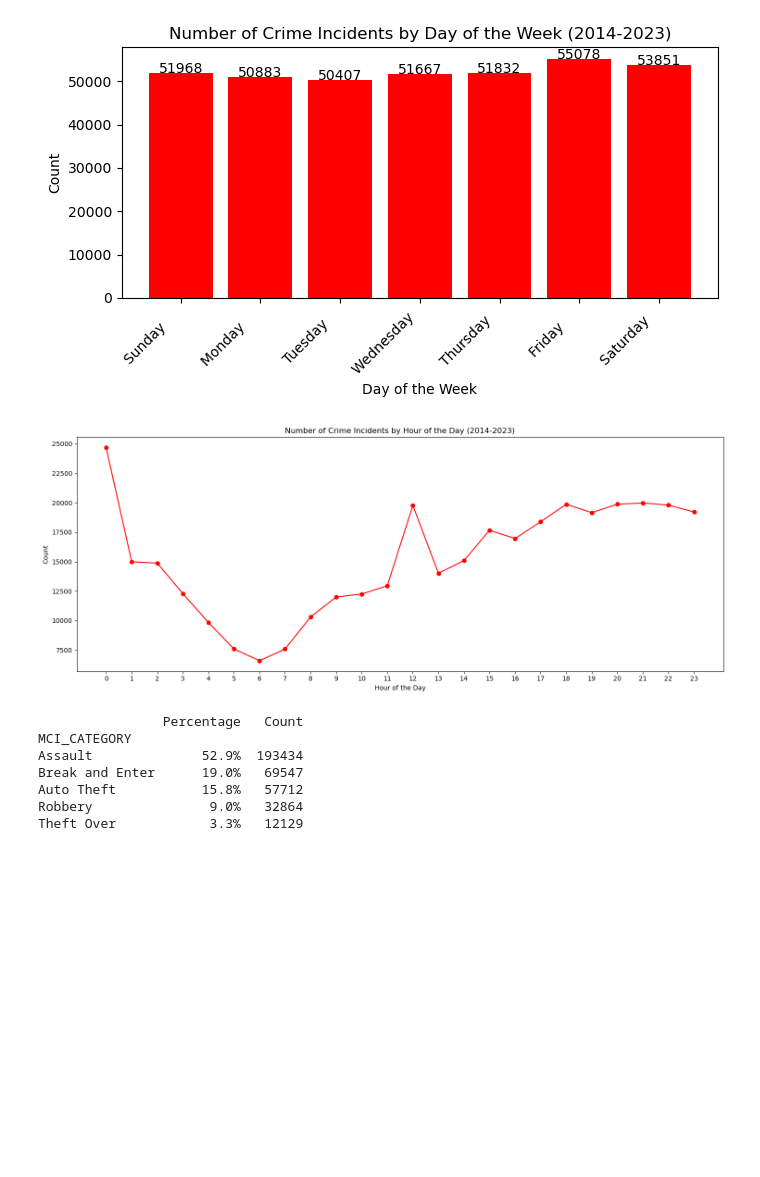
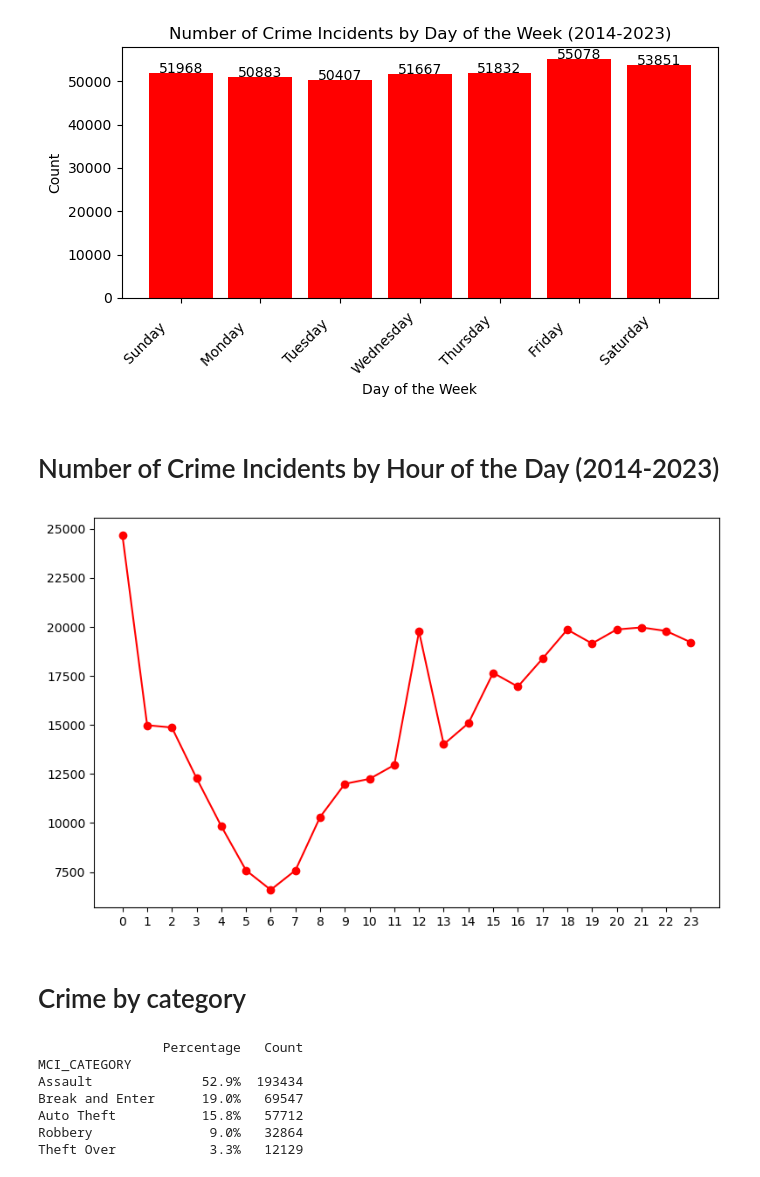
Before and after one commit to rentruong/ENGO645_TorontoCrimeAnalysis, a Jupyter notebook: DataExploration.ipynb, the cells around one changed output. Drawn from its saved outputs; the diff is of its cells as text; code cells hidden in the pictures; blank space fills up the shorter version.

```diff
--- a/DataExploration.ipynb
+++ b/DataExploration.ipynb
@@ -1,7 +1,7 @@
 # %%
 # set workspace
 WhoIsWorking = "RT"
-WorkLocation = "Home"
+WorkLocation = "School"
 
 if WhoIsWorking == "RT":
     if WorkLocation == "Home":
@@ -161,26 +241,30 @@ plt.tight_layout()
 plt.show()
 # %% [output]
 [figure]
+# %% [markdown]
+# Number of Crime Incidents by Hour of the Day (2014-2023)
 # %%
 # Group by hour of the day and count occurrences
 grouped_data_HOUR = MCI_data.groupby('OCC_HOUR').size()
 
 # Plot line chart
-plt.figure(figsize=(15, 6))
+plt.figure(figsize=(8, 5))
 plt.plot(grouped_data_HOUR.index, grouped_data_HOUR, marker='o', color='red', linestyle='-')
-plt.title('Number of Crime Incidents by Hour of the Day (2014-2023)')
-plt.xlabel('Hour of the Day')
-plt.ylabel('Count')
+plt.title('')
+plt.xlabel('')
+plt.ylabel('')
 plt.xticks(range(24))  # Set x-axis ticks to show all hours in 24-hour format
 
 # Label each point with its respective count
 #for x, y in zip(grouped_data_HOUR.index, grouped_data_HOUR):
 #    plt.text(x, y + 500, '%d' % y, ha='center', va='bottom')
 
 plt.tight_layout()
 plt.show()
 # %% [output]
-[figure, old version]
+[figure, new version]
+# %% [markdown]
+# Crime by category
 # %%
 # Group by 'MCI_CATEGORY' and count occurrences
 grouped_data_MCI = MCI_data['MCI_CATEGORY'].value_counts()
```
Also changed, not shown: parts of 32 cells of this notebook.
